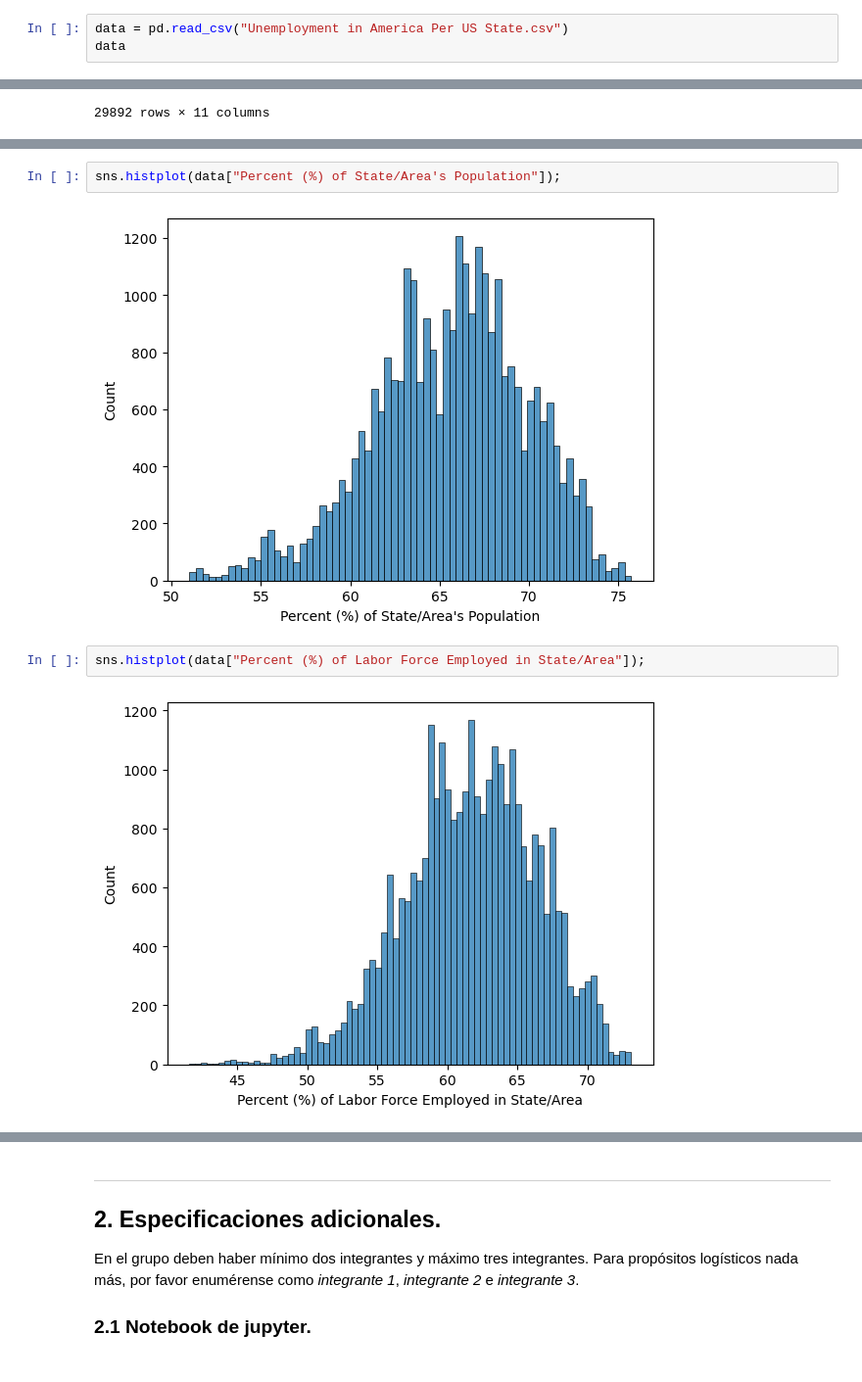
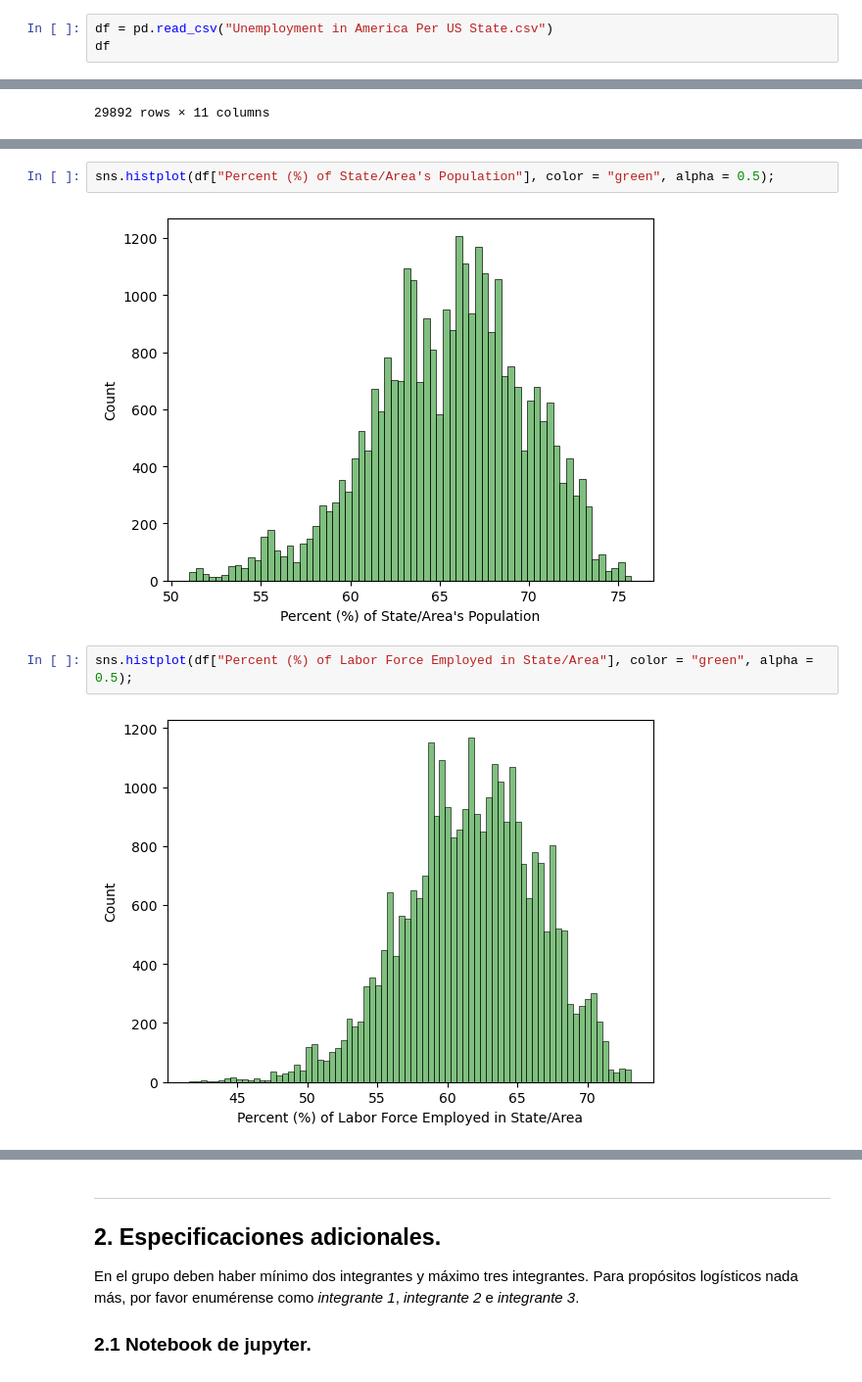
Before and after one commit to Lalogtz/ProyectoModulo1_FrizardA_GutierrezE, a Jupyter notebook: Proyecto_Frizard_Gutierrez.ipynb, the cells around one changed output, grey strips where cells are left out. Shown at 98% size. Drawn from its saved outputs; the diff is of its cells as text.

```diff
--- a/Proyecto_Frizard_Gutierrez.ipynb
+++ b/Proyecto_Frizard_Gutierrez.ipynb
@@ -66,8 +66,8 @@ import seaborn as sns
 import pandas as pd
 import matplotlib.pyplot as plt
 # %%
-data = pd.read_csv("Unemployment in America Per US State.csv")
-data
+df = pd.read_csv("Unemployment in America Per US State.csv")
+df
 # %% [output]
 |  | FIPS Code | State/Area | Year | Month | Total Civilian Non-Institutional ... | Total Civilian Labor Force in Sta... | ... |
 | 0 | 1 | Alabama | 1976 | 1 | 2,605,000 | 1,484,555 | ... |
@@ -96,9 +99,9 @@ data_y.head()
 # %%
-sns.histplot(data["Percent (%) of State/Area's Population"]);
+sns.histplot(df["Percent (%) of State/Area's Population"], color = "green", alpha = 0.5);
 # %% [output]
-[figure, old version]
+[figure, new version]
 # %%
-sns.histplot(data["Percent (%) of Labor Force Employed in State/Area"]);
+sns.histplot(df["Percent (%) of Labor Force Employed in State/Area"], color = "green", alpha = 0.5);
 # %% [output]
-[figure, old version]
+[figure, new version]
 # %%
```
Also changed, not shown: parts of 4 cells of this notebook.
